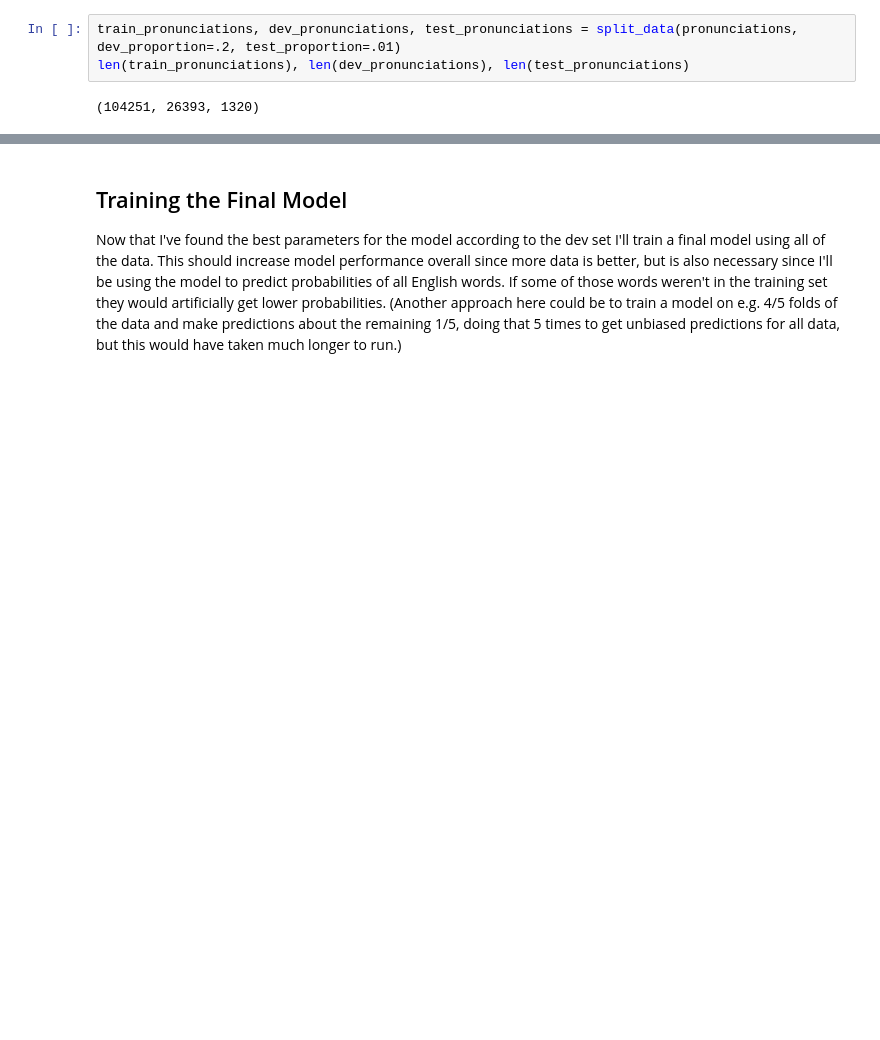
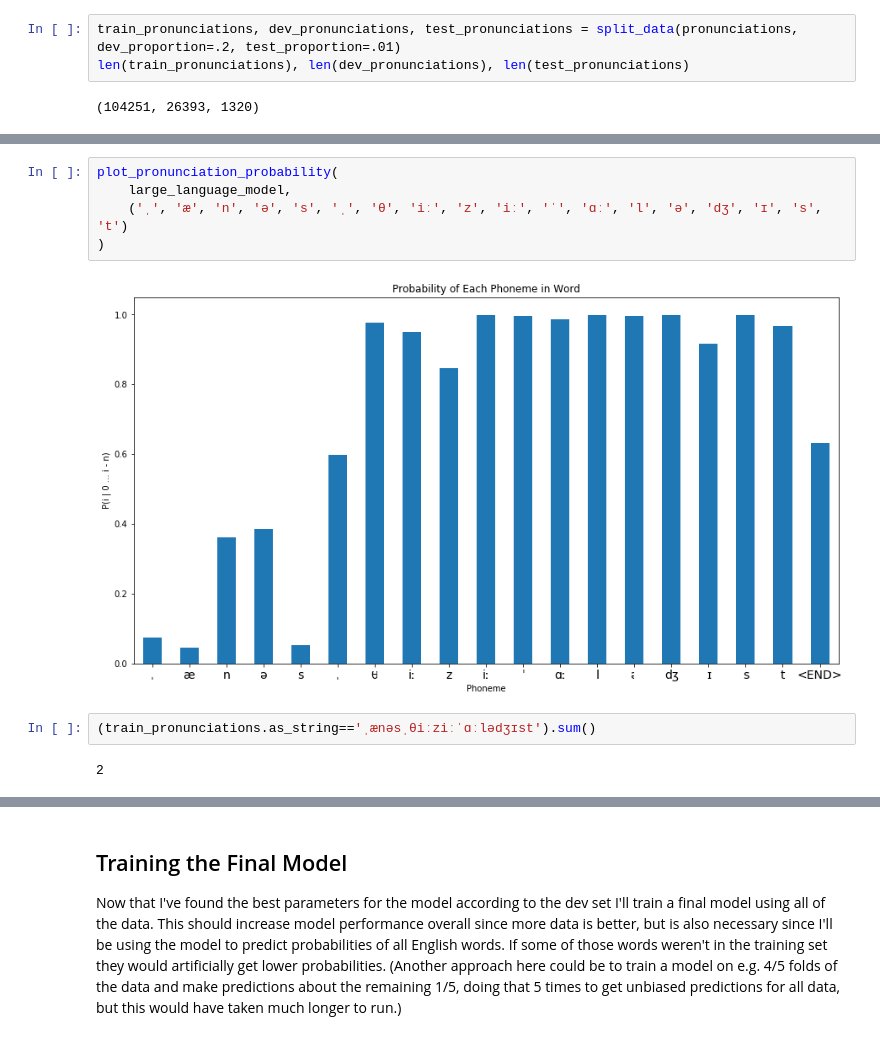
Before and after one commit to colinpollock/sonorant, a Jupyter notebook: Model Training.ipynb, the cells around one changed output, grey strips where cells are left out. Saved outputs shown, nothing was run; the diff lists cells and outputs as text; blank space fills up the shorter version.

```diff
--- a/Model Training.ipynb
+++ b/Model Training.ipynb
@@ -487,0 +295,11 @@ Comment on findings, probably that test is higher and that's expected because la
+# %%
+plot_pronunciation_probability(
+    large_language_model,
+    ('ˌ', 'æ', 'n', 'ə', 's', 'ˌ', 'θ', 'iː', 'z', 'iː', 'ˈ', 'ɑː', 'l', 'ə', 'dʒ', 'ɪ', 's', 't')
+)
+# %% [output]
+[figure, added]
+# %%
+(train_pronunciations.as_string=='ˌænəsˌθiːziːˈɑːlədʒɪst').sum()
+# %% [output]
+2
```
Also changed, not shown: parts of 58 cells of this notebook.
